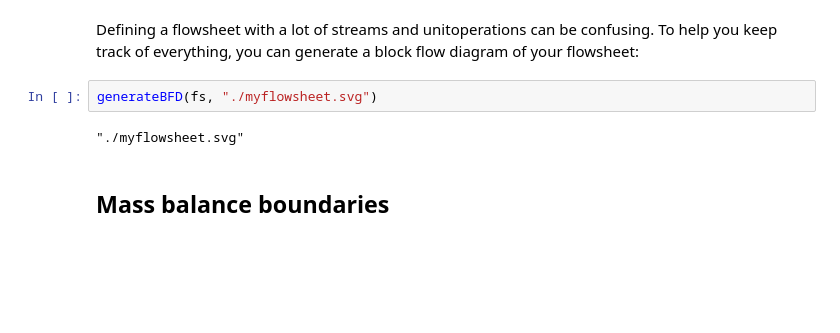
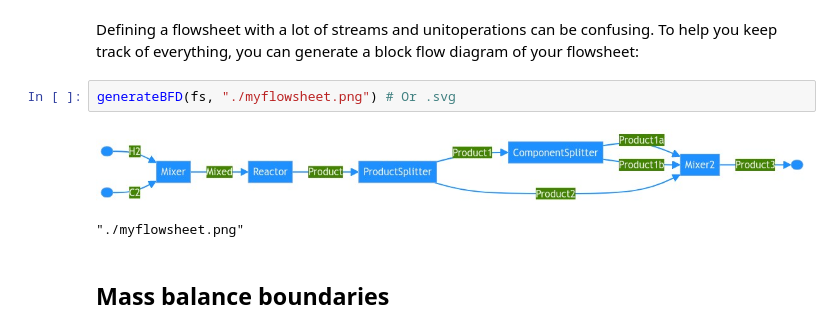
Before and after one commit to braamvandyk/FlowsheetTools.jl, a Jupyter notebook: demos.ipynb, the cells around one changed output. Cells and saved outputs as stored; diff of their text form; blank space fills up the shorter version.

```diff
--- a/demos.ipynb
+++ b/demos.ipynb
@@ -758,9 +758,10 @@ Keep in mind that YOU need to ensure that the order of execution makes sense. `F
 # %% [markdown]
 Defining a flowsheet with a lot of streams and unitoperations can be confusing. To help you keep track of everything, you can generate a block flow diagram of your flowsheet:
 # %%
-generateBFD(fs, "./myflowsheet.svg")
+generateBFD(fs, "./myflowsheet.png") # Or .svg
 # %% [output]
+[figure, added]
-"./myflowsheet.svg"
+"./myflowsheet.png"
 # %% [markdown]
 ## Mass balance boundaries
 # %% [markdown]
```
Also changed, not shown: parts of 1 cell of this notebook, 2 other files.
